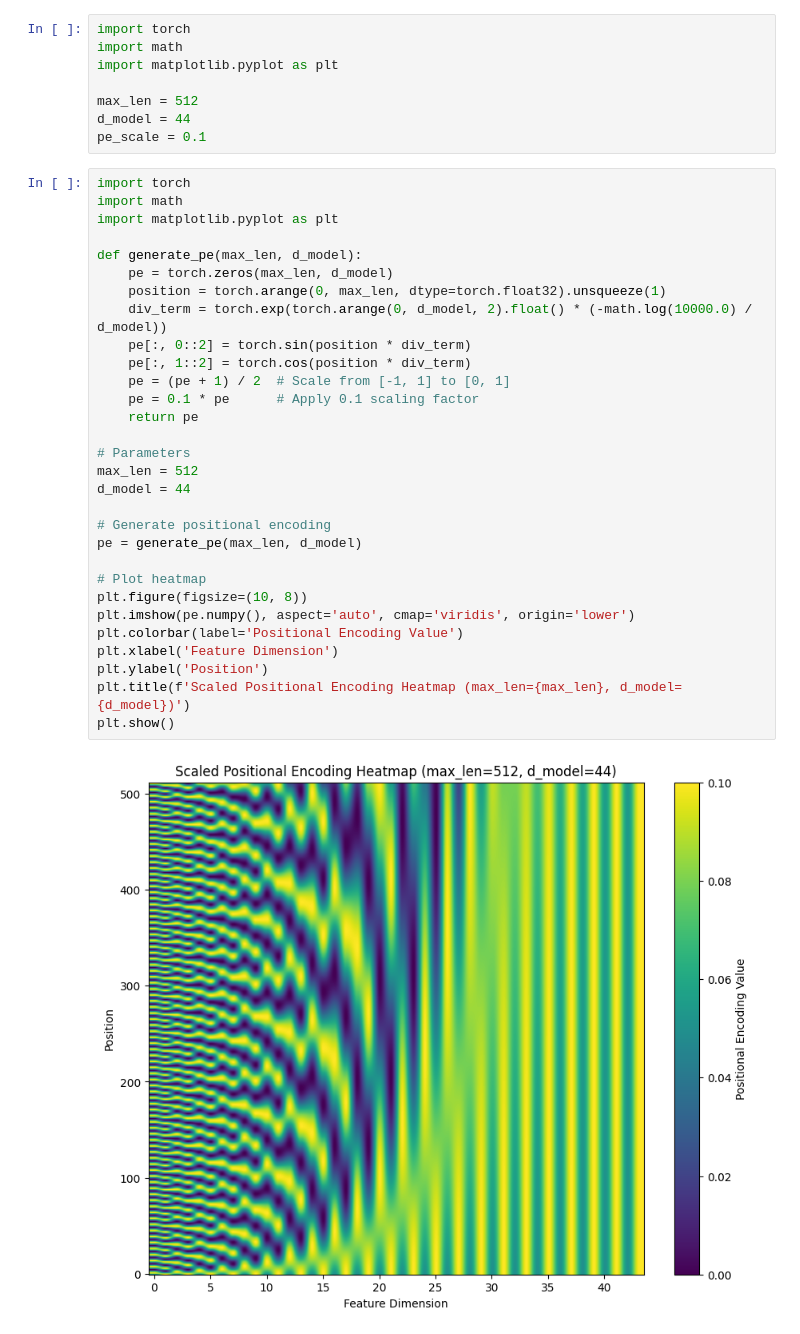
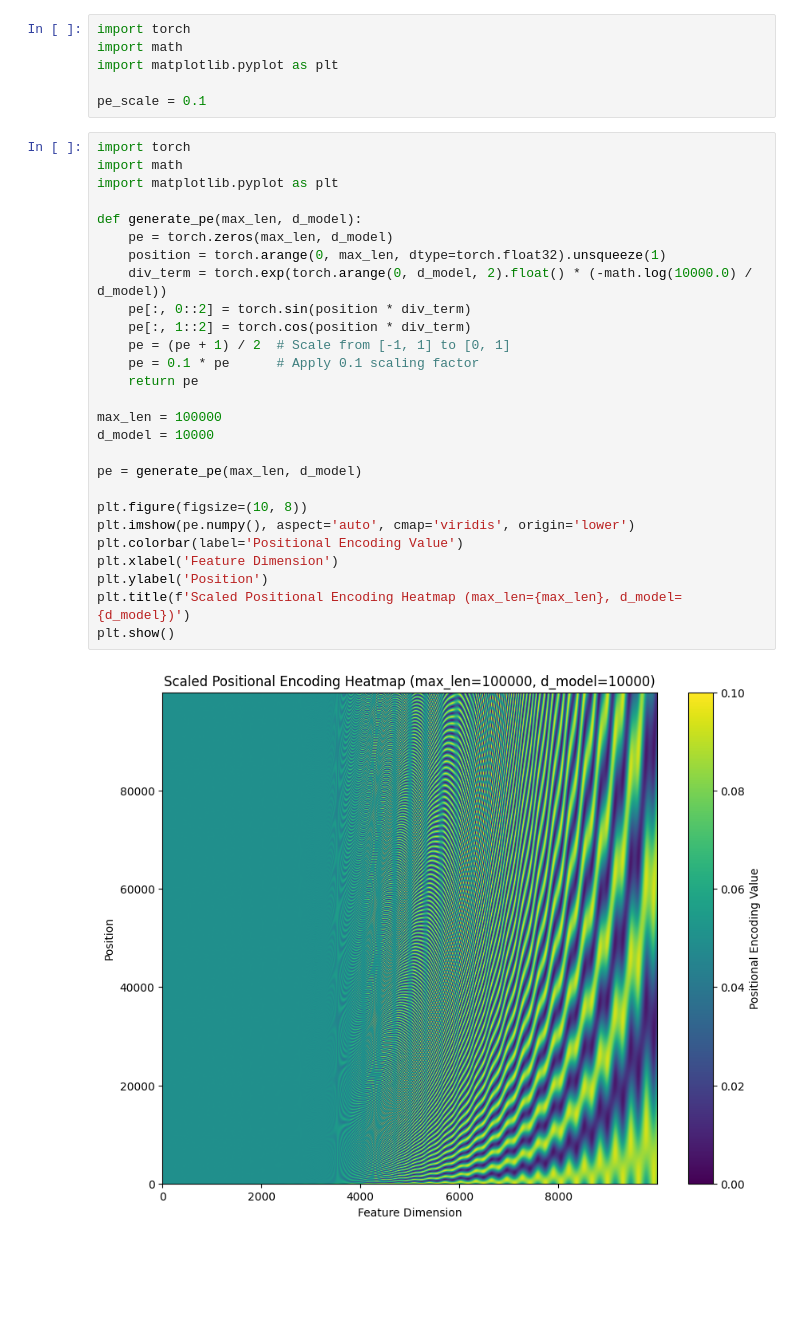
Before and after one commit to Pinkvinus/CS2_cheat_detection, a Jupyter notebook: Transformer/visualization/visualise_pe.ipynb, the cells around one changed output. Cells and saved outputs as stored; diff of their text form; blank space fills up the shorter version.

```diff
--- a/Transformer/visualization/visualise_pe.ipynb
+++ b/Transformer/visualization/visualise_pe.ipynb
@@ -3,38 +3,33 @@ import torch
 import math
 import matplotlib.pyplot as plt
 
-max_len = 512
-d_model = 44
 pe_scale = 0.1
 # %%
 import torch
 import math
 import matplotlib.pyplot as plt
 
 def generate_pe(max_len, d_model):
     pe = torch.zeros(max_len, d_model)
     position = torch.arange(0, max_len, dtype=torch.float32).unsqueeze(1)
     div_term = torch.exp(torch.arange(0, d_model, 2).float() * (-math.log(10000.0) / d_model))
     pe[:, 0::2] = torch.sin(position * div_term)
     pe[:, 1::2] = torch.cos(position * div_term)
     pe = (pe + 1) / 2  # Scale from [-1, 1] to [0, 1]
     pe = 0.1 * pe      # Apply 0.1 scaling factor
     return pe
 
-# Parameters
-max_len = 512
-d_model = 44
+max_len = 100000
+d_model = 10000
 
-# Generate positional encoding
 pe = generate_pe(max_len, d_model)
 
-# Plot heatmap
 plt.figure(figsize=(10, 8))
 plt.imshow(pe.numpy(), aspect='auto', cmap='viridis', origin='lower')
 plt.colorbar(label='Positional Encoding Value')
 plt.xlabel('Feature Dimension')
 plt.ylabel('Position')
 plt.title(f'Scaled Positional Encoding Heatmap (max_len={max_len}, d_model={d_model})')
 plt.show()
 # %% [output]
-[figure, old version]
+[figure, new version]
```
Also changed, not shown: 6 other files.
